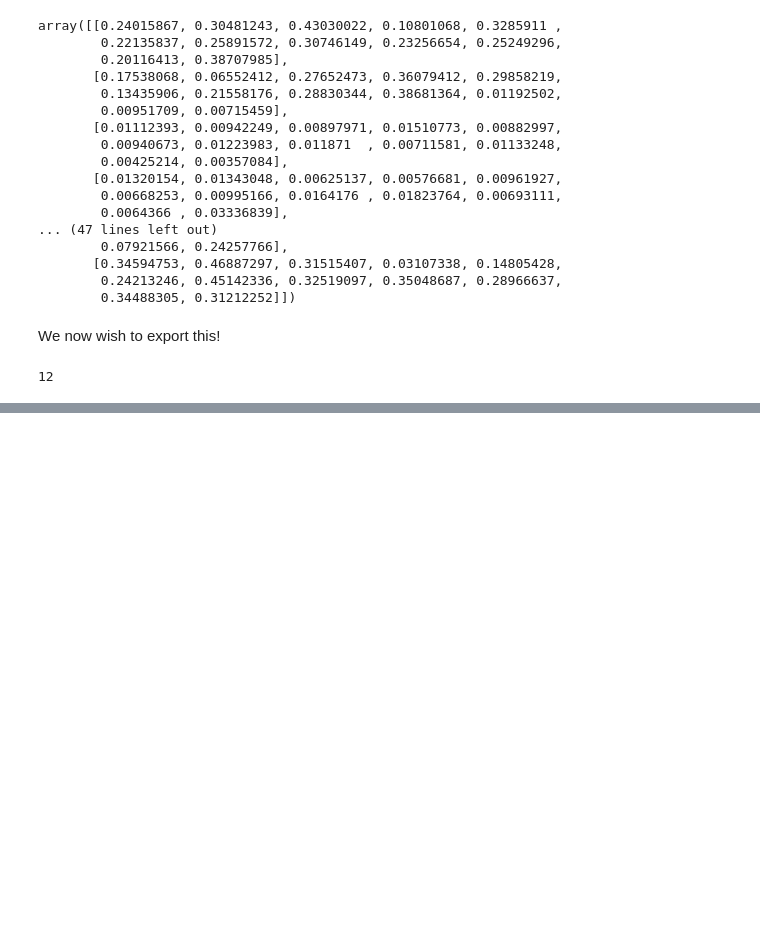
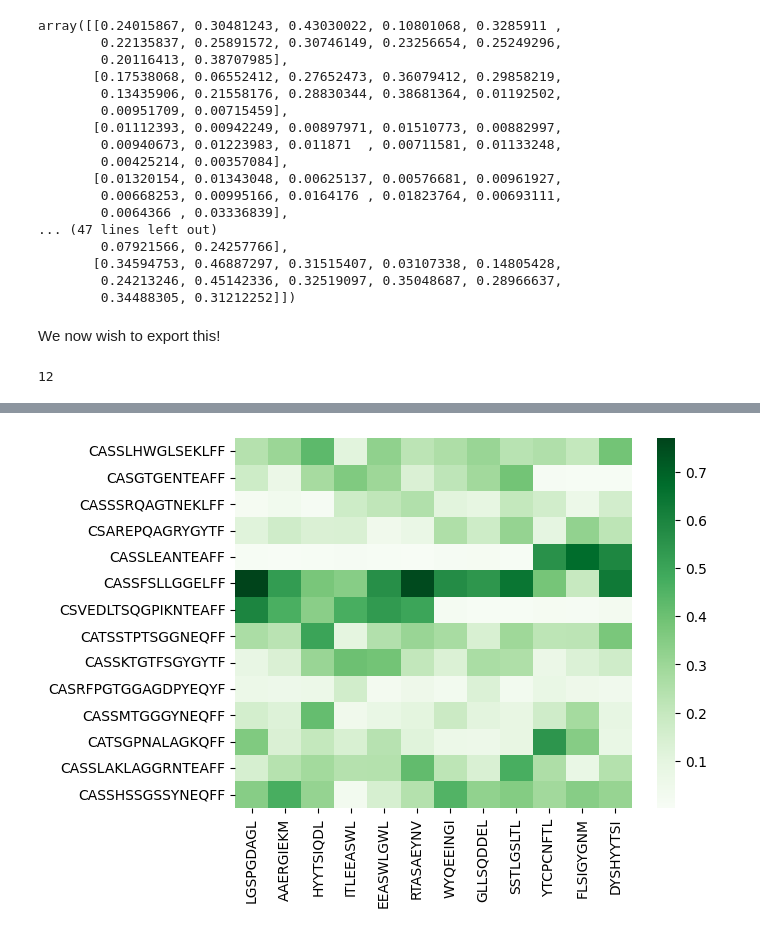
Before and after one commit to alienmist325/TULIP-TCR, a Jupyter notebook: analysis/create_TULIP_input_and_sim_input.ipynb, the cells around one changed output, grey strips where cells are left out. Drawn from its saved outputs; the diff is of its cells as text; code cells hidden in the pictures; blank space fills up the shorter version.

```diff
--- a/analysis/create_TULIP_input_and_sim_input.ipynb
+++ b/analysis/create_TULIP_input_and_sim_input.ipynb
@@ -147,0 +160,17 @@ np.savetxt("matrix.txt", binding_prob_matrix)
+# %%
+def do_deletions():
+    df = get_df_from_binding_prob_matrix(binding_prob_matrix)
+    df = delete_df_rows([4,3,2,7, 11, 12, 13], TCRs, df)
+    ax = seaborn.heatmap(df, cmap="Greens")
+    return df
+
+def delete_df_rows(arr, labels, df):
+    for i in arr:
+        df = df.drop(labels[i])
+    return df
+
+alt_df = do_deletions()
+
+alt_matrix = alt_df.to_numpy()
+# %% [output]
+[figure, added]
```
Also changed, not shown: parts of 7 cells of this notebook, 1 other file.
